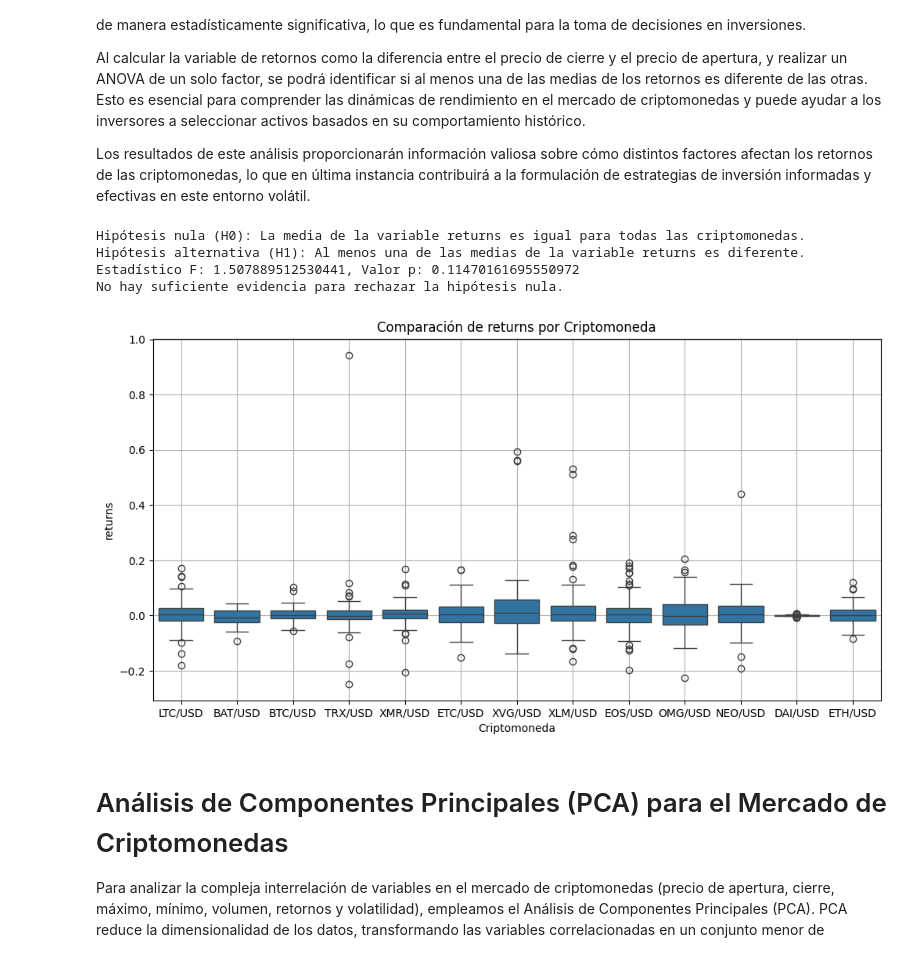
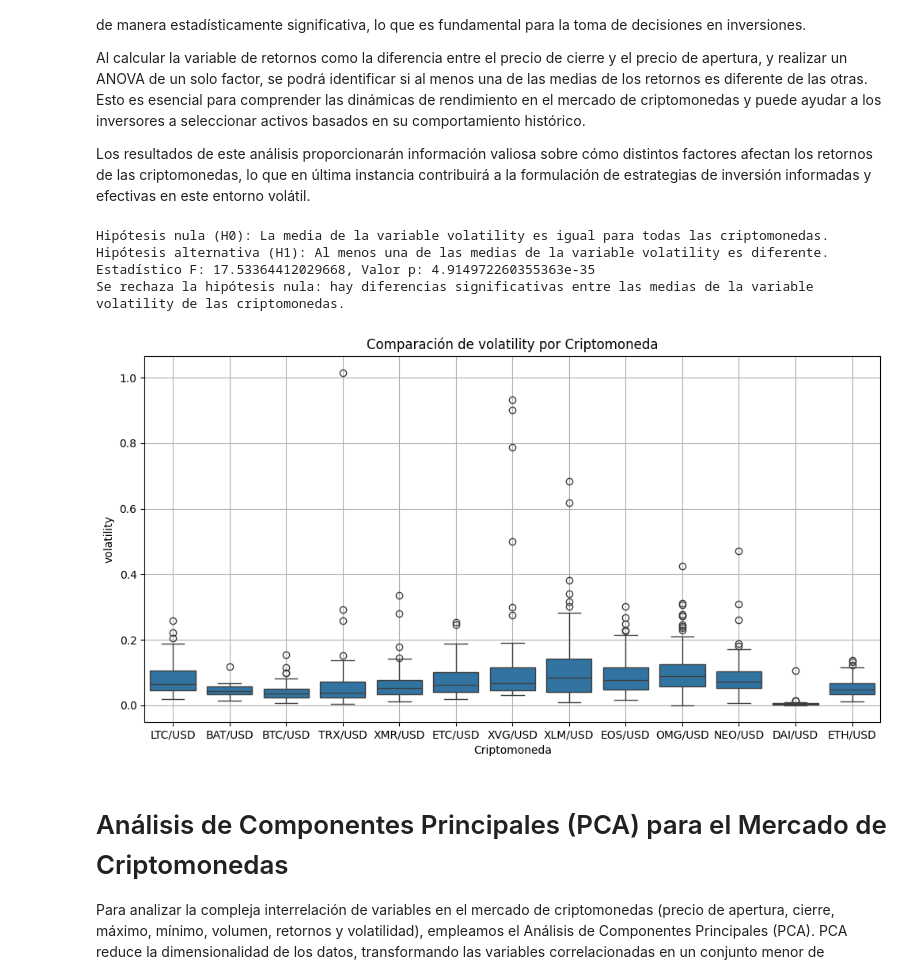
Before and after one commit to ArcanoxXx-01/Crypto, a Jupyter notebook: notebooks/presentation.ipynb, the cells around one changed output. Saved outputs shown, nothing was run; the diff lists cells and outputs as text; code cells hidden in the pictures.

```diff
--- a/notebooks/presentation.ipynb
+++ b/notebooks/presentation.ipynb
@@ -320,19 +546,19 @@ Los resultados de este análisis proporcionarán información valiosa sobre cóm
 # %%
 import sys
 import os
 # Agregar la carpeta 'src' al path
 sys.path.append(os.path.abspath(os.path.join('..', 'src')))
 import ANOVA
 import importlib
 importlib.reload(ANOVA)
 
-ANOVA.ANOVA(100, 'returns')
+ANOVA.ANOVA(100, 'volatility')
 # %% [output]
-Hipótesis nula (H0): La media de la variable returns es igual para todas las criptomonedas.
-Hipótesis alternativa (H1): Al menos una de las medias de la variable returns es diferente.
-Estadístico F: 1.507889512530441, Valor p: 0.11470161695550972
-No hay suficiente evidencia para rechazar la hipótesis nula.
+Hipótesis nula (H0): La media de la variable volatility es igual para todas las criptomonedas.
+Hipótesis alternativa (H1): Al menos una de las medias de la variable volatility es diferente.
+Estadístico F: 17.53364412029668, Valor p: 4.914972260355363e-35
+Se rechaza la hipótesis nula: hay diferencias significativas entre las medias de la variable volatility de las criptomonedas.
-[figure, old version]
+[figure, new version]
 # %% [markdown]
 
 # Análisis de Componentes Principales (PCA) para el Mercado de Criptomonedas
```
Also changed, not shown: parts of 21 cells of this notebook, 2 other files.
